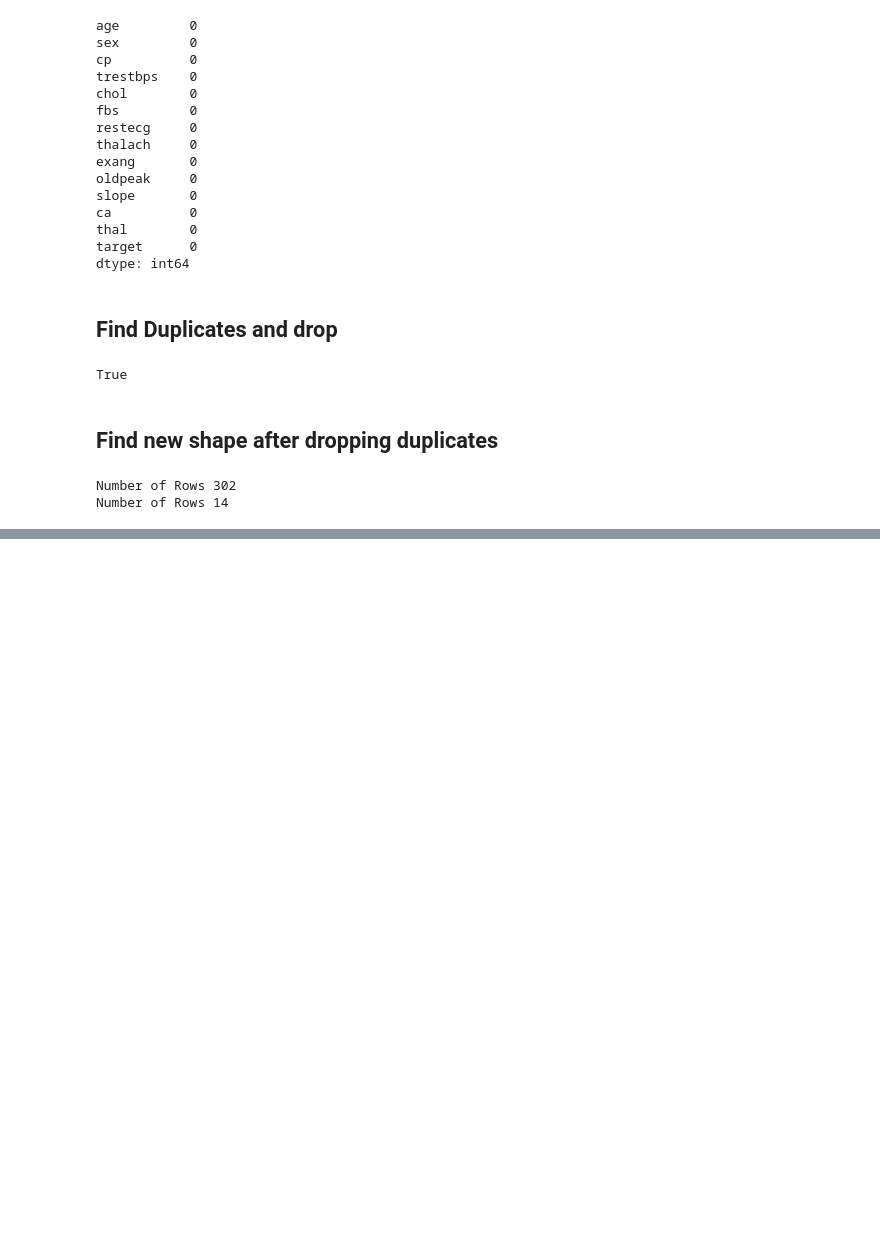
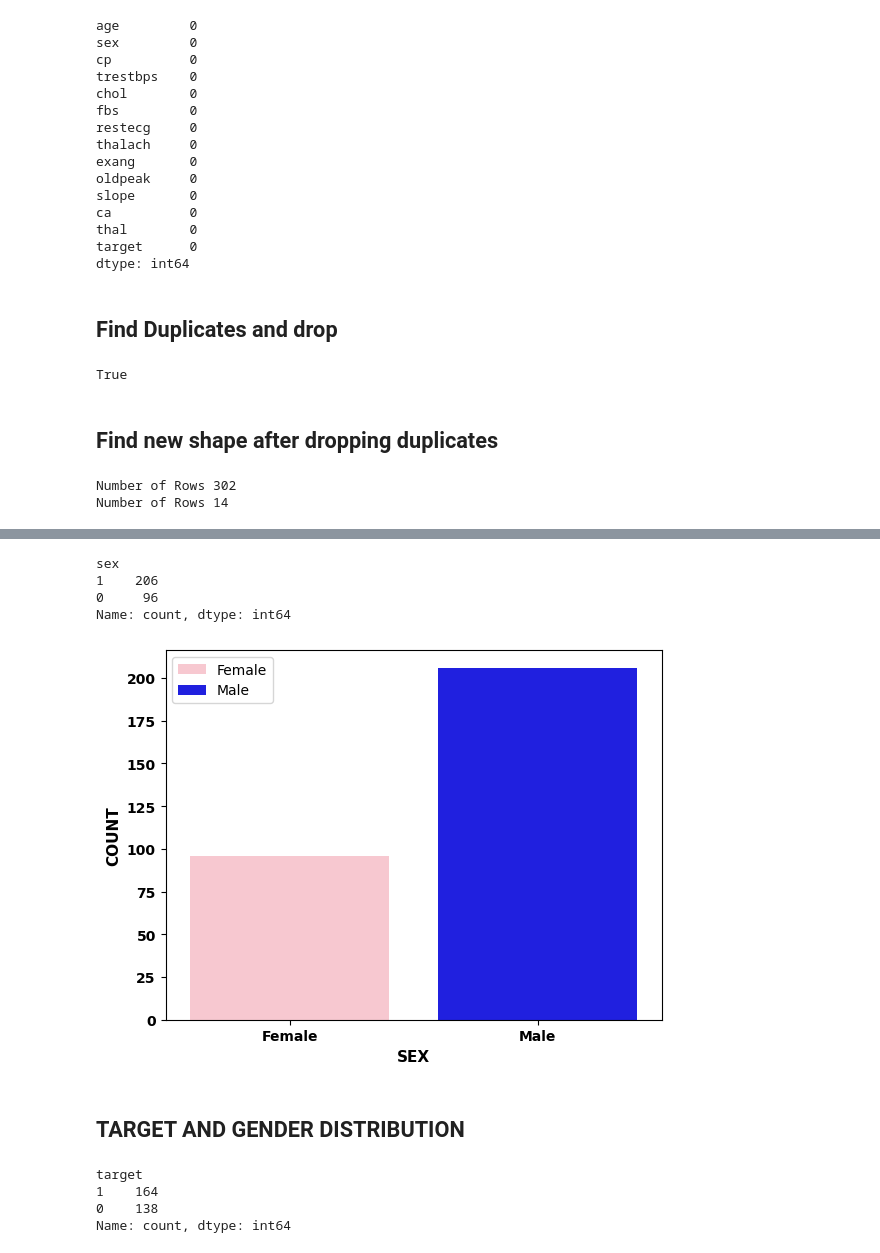
Before and after one commit to 4redi/Heart-Analysis, a Jupyter notebook: Heart Analysis.ipynb, the cells around one changed output, grey strips where cells are left out. Drawn from its saved outputs; the diff is of its cells as text; code cells hidden in the pictures; blank space fills up the shorter version.

```diff
--- a/Heart Analysis.ipynb
+++ b/Heart Analysis.ipynb
@@ -100,0 +158,30 @@ Number of Rows 14
+# %%
+df['sex'].value_counts()  # 1 is for male , 0 for female
+# %% [output]
+sex
+1    206
+0     96
+Name: count, dtype: int64
+# %%
+sns.countplot(x='sex',data=df,palette=['pink','blue'],hue='sex')
+plt.xticks([0,1],['Female','Male'])
+plt.xlabel("GENDER",fontsize=12)
+plt.ylabel("COUNT",fontsize=12)
+plt.legend(labels=["Female","Male"])
+plt.xticks(fontweight='bold')
+plt.yticks(fontweight='bold')
+plt.xlabel('SEX',fontsize=11,fontweight='bold')
+plt.ylabel('COUNT',fontsize=11,fontweight='bold')
+plt.show()
+# %% [output]
+[figure, added]
+# %% [markdown]
+## TARGET AND GENDER DISTRIBUTION
+# %%
+df['sex'].value_counts()
+df['target'].value_counts()
+# %% [output]
+target
+1    164
+0    138
+Name: count, dtype: int64
```
Also changed, not shown: parts of 22 cells of this notebook.
